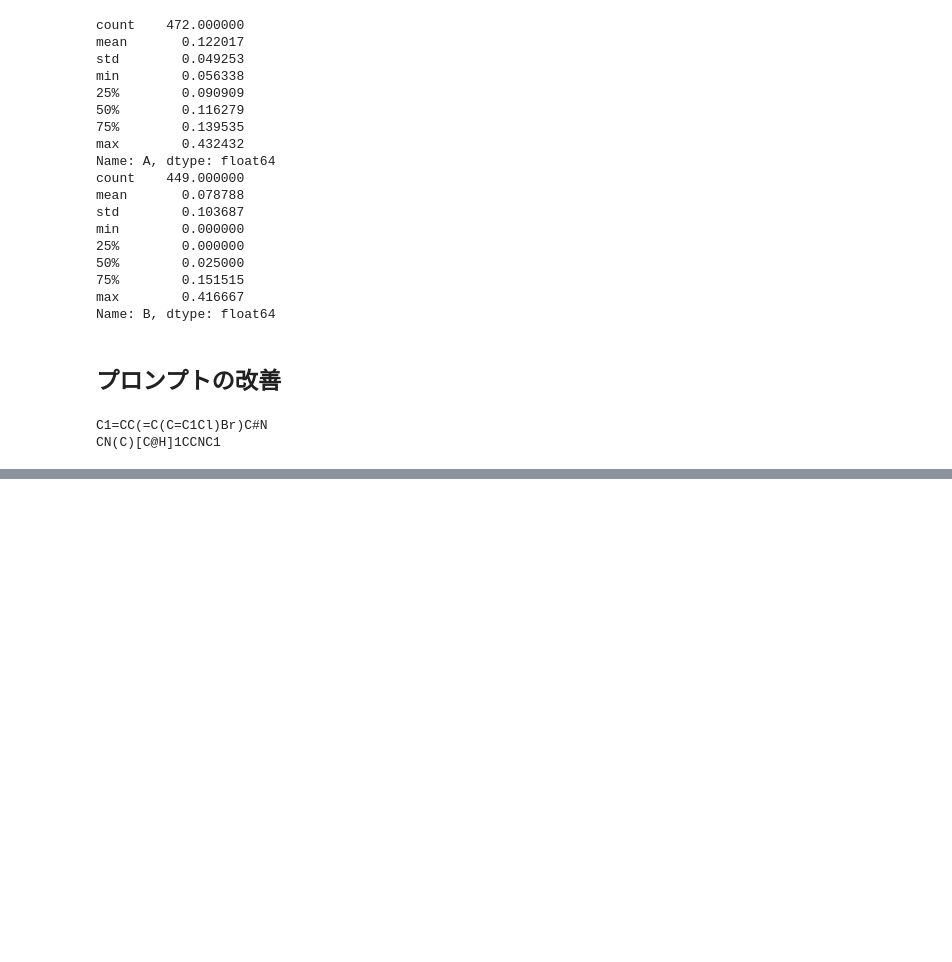
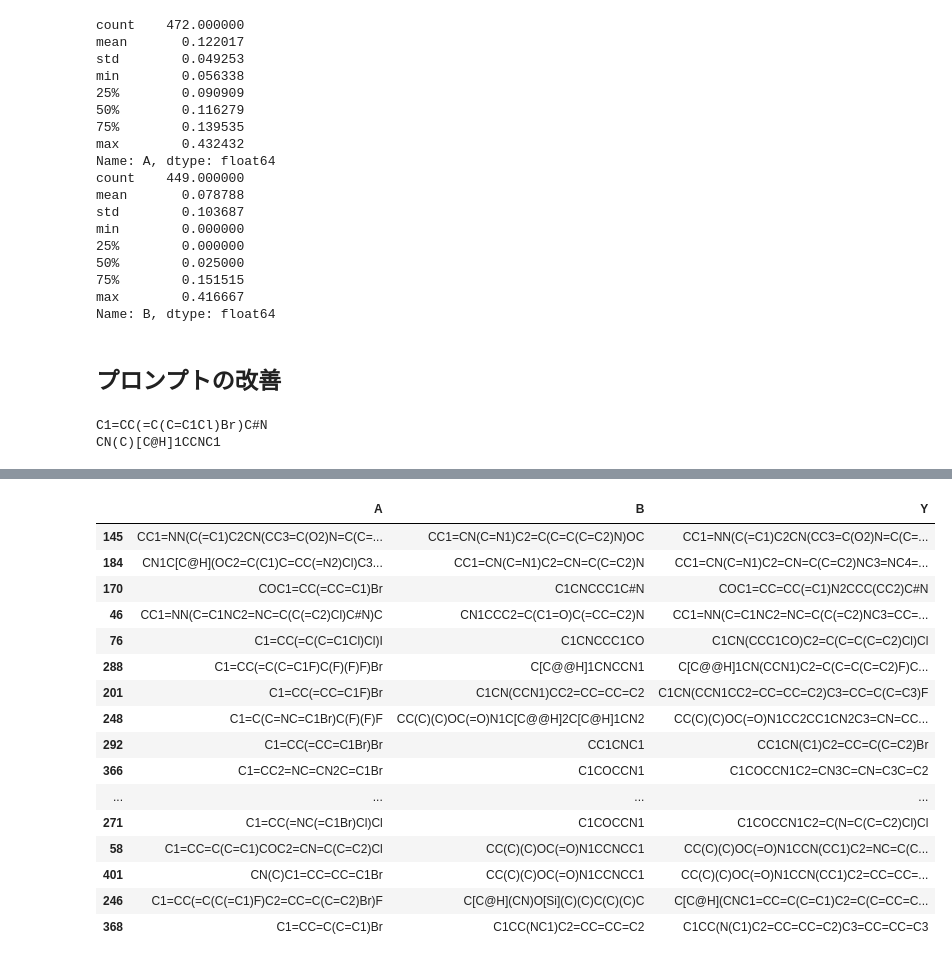
Before and after one commit to KatsumiYamashita/ORD_Chemical_Reaction_Predictor, a Jupyter notebook: sandbox_extract_data.ipynb, the cells around one changed output, grey strips where cells are left out. Cells and saved outputs as stored; diff of their text form; code cells hidden in the pictures; blank space fills up the shorter version.

Commit message:
sandbox_extract_data.ipynbを整理する

```diff
--- a/sandbox_extract_data.ipynb
+++ b/sandbox_extract_data.ipynb
@@ -395,0 +367,23 @@ ValueError: substring not found
+# %%
+#トレーニングデータを35行抽出する
+df = df_buchwald_hardwig_smiles.copy()
+df_training_data_smiles = df_buchwald_hardwig_smiles.sample(n=35)
+df_training_data_smiles
+# %% [output]
+|  | A | B | Y |
+| 145 | CC1=NN(C(=C1)C2CN(CC3=C(O2)N=C(C=... | CC1=CN(C=N1)C2=C(C=C(C=C2)N)OC | CC1=NN(C(=C1)C2CN(CC3=C(O2)N=C(C=... |
+| 184 | CN1C[C@H](OC2=C(C1)C=CC(=N2)Cl)C3... | CC1=CN(C=N1)C2=CN=C(C=C2)N | CC1=CN(C=N1)C2=CN=C(C=C2)NC3=NC4=... |
+| 170 | COC1=CC(=CC=C1)Br | C1CNCCC1C#N | COC1=CC=CC(=C1)N2CCC(CC2)C#N |
+| 46 | CC1=NN(C=C1NC2=NC=C(C(=C2)Cl)C#N)C | CN1CCC2=C(C1=O)C(=CC=C2)N | CC1=NN(C=C1NC2=NC=C(C(=C2)NC3=CC=... |
+| 76 | C1=CC(=C(C=C1Cl)Cl)I | C1CNCCC1CO | C1CN(CCC1CO)C2=C(C=C(C=C2)Cl)Cl |
+| 288 | C1=CC(=C(C=C1F)C(F)(F)F)Br | C[C@@H]1CNCCN1 | C[C@@H]1CN(CCN1)C2=C(C=C(C=C2)F)C... |
+| 201 | C1=CC(=CC=C1F)Br | C1CN(CCN1)CC2=CC=CC=C2 | C1CN(CCN1CC2=CC=CC=C2)C3=CC=C(C=C3)F |
+| 248 | C1=C(C=NC=C1Br)C(F)(F)F | CC(C)(C)OC(=O)N1C[C@@H]2C[C@H]1CN2 | CC(C)(C)OC(=O)N1CC2CC1CN2C3=CN=CC... |
+| 292 | C1=CC(=CC=C1Br)Br | CC1CNC1 | CC1CN(C1)C2=CC=C(C=C2)Br |
+| 366 | C1=CC2=NC=CN2C=C1Br | C1COCCN1 | C1COCCN1C2=CN3C=CN=C3C=C2 |
+| ... | ... | ... | ... |
+| 271 | C1=CC(=NC(=C1Br)Cl)Cl | C1COCCN1 | C1COCCN1C2=C(N=C(C=C2)Cl)Cl |
+| 58 | C1=CC=C(C=C1)COC2=CN=C(C=C2)Cl | CC(C)(C)OC(=O)N1CCNCC1 | CC(C)(C)OC(=O)N1CCN(CC1)C2=NC=C(C... |
+| 401 | CN(C)C1=CC=CC=C1Br | CC(C)(C)OC(=O)N1CCNCC1 | CC(C)(C)OC(=O)N1CCN(CC1)C2=CC=CC=... |
+| 246 | C1=CC(=C(C(=C1)F)C2=CC=C(C=C2)Br)F | C[C@H](CN)O[Si](C)(C)C(C)(C)C | C[C@H](CNC1=CC=C(C=C1)C2=C(C=CC=C... |
+| 368 | C1=CC=C(C=C1)Br | C1CC(NC1)C2=CC=CC=C2 | C1CC(N(C1)C2=CC=CC=C2)C3=CC=CC=C3 |
```
Also changed, not shown: parts of 22 cells of this notebook.
